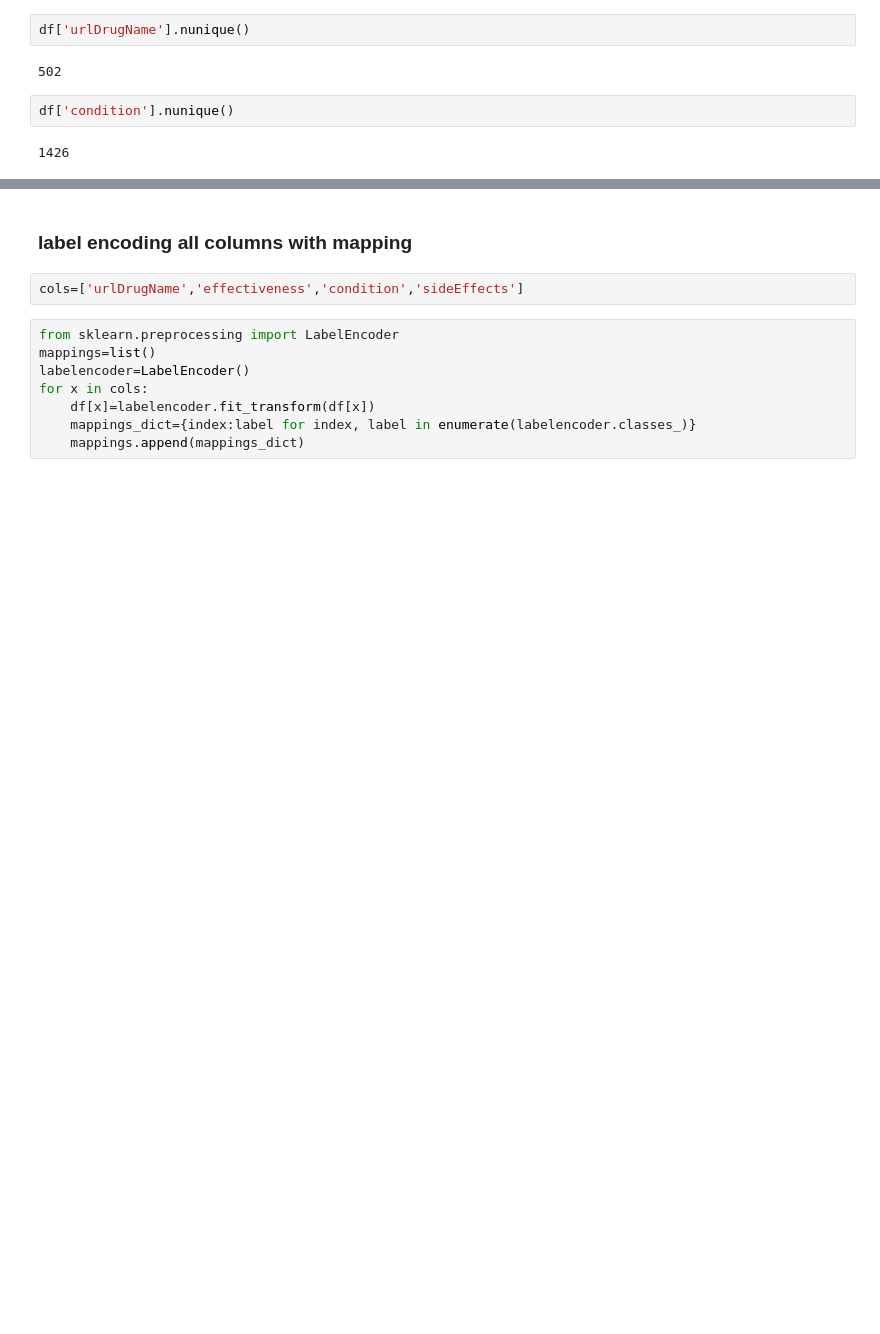
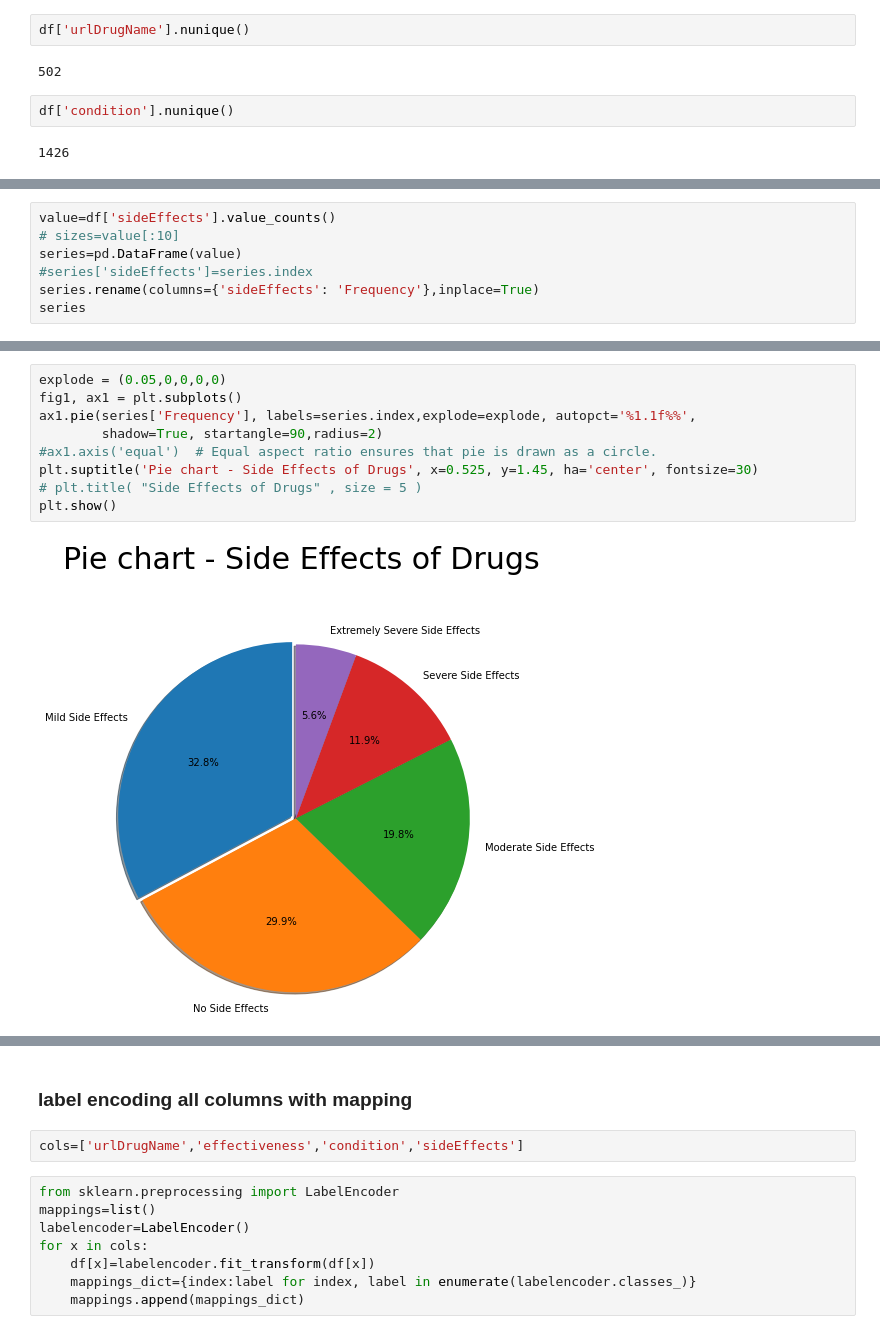
Before and after one commit to vinaym97/TCS-iON-Internship, a Jupyter notebook: side effects of drug original data prediction.ipynb, the cells around one changed output, grey strips where cells are left out. Cells and saved outputs as stored; diff of their text form; blank space fills up the shorter version.

```diff
--- a/side effects of drug original data prediction.ipynb
+++ b/side effects of drug original data prediction.ipynb
@@ -88,0 +114,7 @@ df['condition'].nunique()
+# %%
+value=df['sideEffects'].value_counts()
+# sizes=value[:10]
+series=pd.DataFrame(value)
+#series['sideEffects']=series.index
+series.rename(columns={'sideEffects': 'Frequency'},inplace=True)
+series
@@ -88,0 +128,11 @@ df['condition'].nunique()
+# %%
+explode = (0.05,0,0,0,0)
+fig1, ax1 = plt.subplots()
+ax1.pie(series['Frequency'], labels=series.index,explode=explode, autopct='%1.1f%%',
+        shadow=True, startangle=90,radius=2)
+#ax1.axis('equal')  # Equal aspect ratio ensures that pie is drawn as a circle.
+plt.suptitle('Pie chart - Side Effects of Drugs', x=0.525, y=1.45, ha='center', fontsize=30)
+# plt.title( "Side Effects of Drugs" , size = 5 )
+plt.show()
+# %% [output]
+[figure, added]
```
Also changed, not shown: parts of 8 cells of this notebook.
